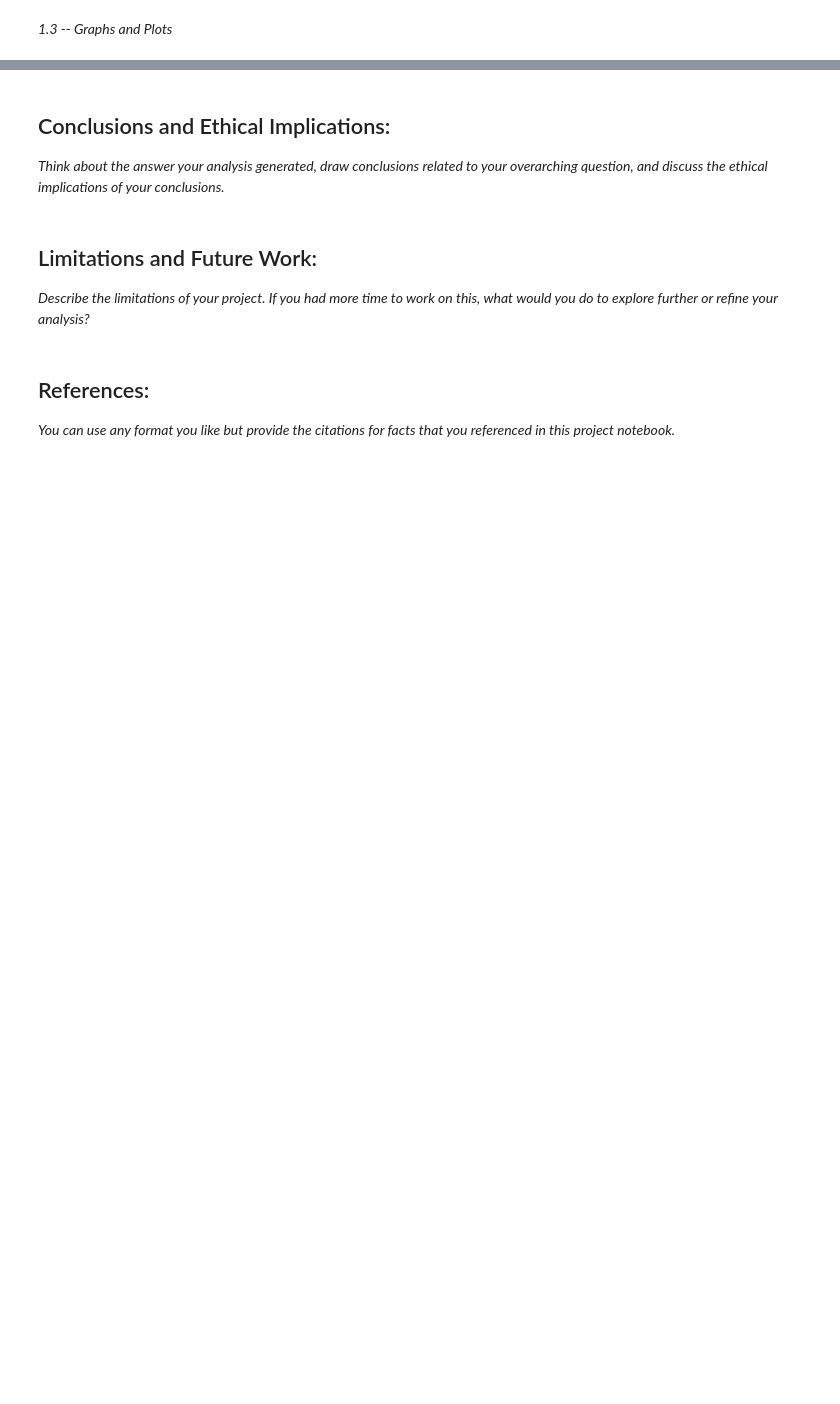
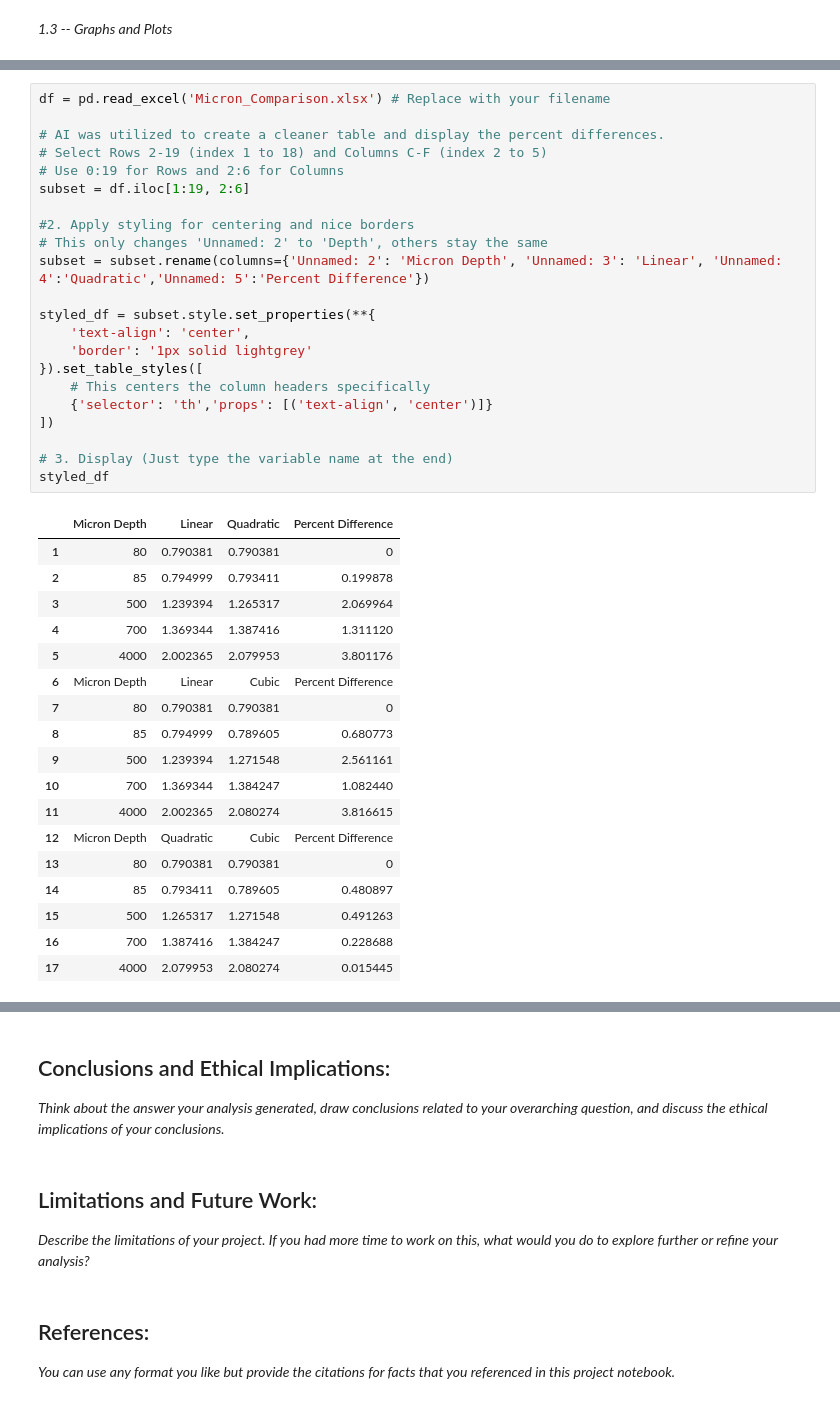
Before and after one commit to Dani-F-06/Module-3-Fibrosis, a Jupyter notebook: Module 3 Template.ipynb, the cells around one changed output, grey strips where cells are left out. Saved outputs shown, nothing was run; the diff lists cells and outputs as text; blank space fills up the shorter version.

```diff
--- a/Module 3 Template.ipynb
+++ b/Module 3 Template.ipynb
@@ -263,0 +359,41 @@ plt.show()
+# %%
+df = pd.read_excel('Micron_Comparison.xlsx') # Replace with your filename
+
+# AI was utilized to create a cleaner table and display the percent differences.
+# Select Rows 2-19 (index 1 to 18) and Columns C-F (index 2 to 5)
+# Use 0:19 for Rows and 2:6 for Columns
+subset = df.iloc[1:19, 2:6]
+
+#2. Apply styling for centering and nice borders
+# This only changes 'Unnamed: 2' to 'Depth', others stay the same
+subset = subset.rename(columns={'Unnamed: 2': 'Micron Depth', 'Unnamed: 3': 'Linear', 'Unnamed: 4':'Quadratic','Unnamed: 5':'Percent Difference'})
+
+styled_df = subset.style.set_properties(**{
+    'text-align': 'center',
+    'border': '1px solid lightgrey'
+}).set_table_styles([
+    # This centers the column headers specifically
+    {'selector': 'th','props': [('text-align', 'center')]}
+])
+
+# 3. Display (Just type the variable name at the end)
+styled_df
+# %% [output]
+|  | Micron Depth | Linear | Quadratic | Percent Difference |
+| 1 | 80 | 0.790381 | 0.790381 | 0 |
+| 2 | 85 | 0.794999 | 0.793411 | 0.199878 |
+| 3 | 500 | 1.239394 | 1.265317 | 2.069964 |
+| 4 | 700 | 1.369344 | 1.387416 | 1.311120 |
+| 5 | 4000 | 2.002365 | 2.079953 | 3.801176 |
+| 6 | Micron Depth | Linear | Cubic | Percent Difference |
+| 7 | 80 | 0.790381 | 0.790381 | 0 |
+| 8 | 85 | 0.794999 | 0.789605 | 0.680773 |
+| 9 | 500 | 1.239394 | 1.271548 | 2.561161 |
+| 10 | 700 | 1.369344 | 1.384247 | 1.082440 |
+| 11 | 4000 | 2.002365 | 2.080274 | 3.816615 |
+| 12 | Micron Depth | Quadratic | Cubic | Percent Difference |
+| 13 | 80 | 0.790381 | 0.790381 | 0 |
+| 14 | 85 | 0.793411 | 0.789605 | 0.480897 |
+| 15 | 500 | 1.265317 | 1.271548 | 0.491263 |
+| 16 | 700 | 1.387416 | 1.384247 | 0.228688 |
+| 17 | 4000 | 2.079953 | 2.080274 | 0.015445 |
```
Also changed, not shown: parts of 21 cells of this notebook, 3 other files.
